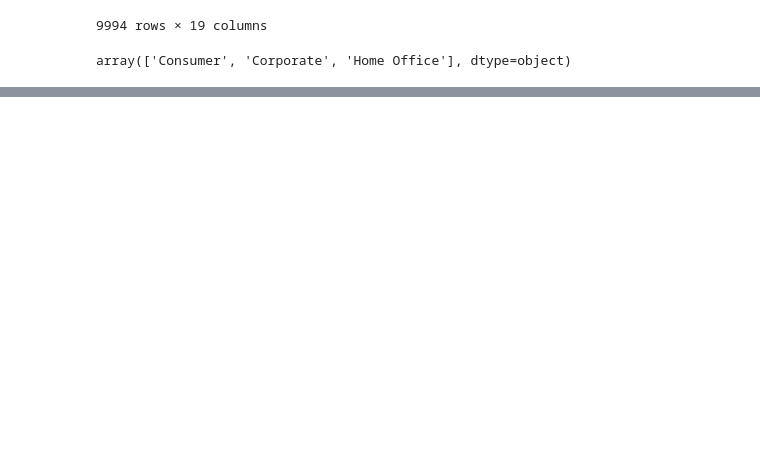
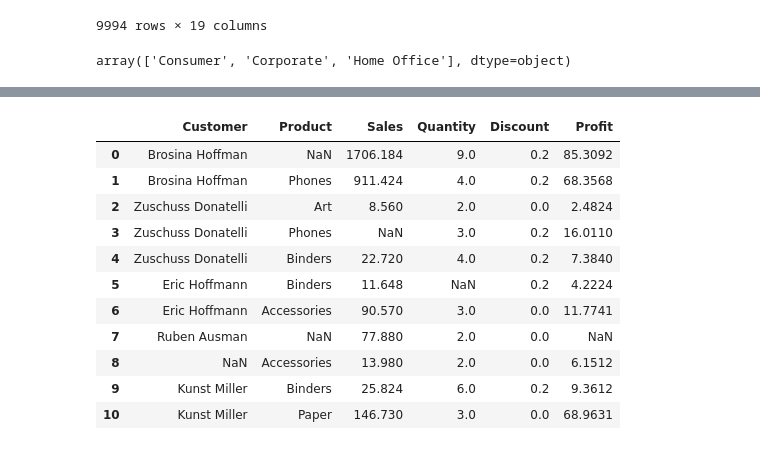
Before and after one commit to AnthonyB955/Python-DS-ML-VS, a Jupyter notebook: pandas/Superstore.ipynb, the cells around one changed output, grey strips where cells are left out. Drawn from its saved outputs; the diff is of its cells as text; code cells hidden in the pictures; blank space fills up the shorter version.

```diff
--- a/pandas/Superstore.ipynb
+++ b/pandas/Superstore.ipynb
@@ -113,0 +327,16 @@ array(['Consumer', 'Corporate', 'Home Office'], dtype=object)
+# %%
+df_store = pd.read_excel("superstore.xls" , sheet_name="Missing" )
+df_store
+# %% [output]
+|  | Customer | Product | Sales | Quantity | Discount | Profit |
+| 0 | Brosina Hoffman | NaN | 1706.184 | 9.0 | 0.2 | 85.3092 |
+| 1 | Brosina Hoffman | Phones | 911.424 | 4.0 | 0.2 | 68.3568 |
+| 2 | Zuschuss Donatelli | Art | 8.560 | 2.0 | 0.0 | 2.4824 |
+| 3 | Zuschuss Donatelli | Phones | NaN | 3.0 | 0.2 | 16.0110 |
+| 4 | Zuschuss Donatelli | Binders | 22.720 | 4.0 | 0.2 | 7.3840 |
+| 5 | Eric Hoffmann | Binders | 11.648 | NaN | 0.2 | 4.2224 |
+| 6 | Eric Hoffmann | Accessories | 90.570 | 3.0 | 0.0 | 11.7741 |
+| 7 | Ruben Ausman | NaN | 77.880 | 2.0 | 0.0 | NaN |
+| 8 | NaN | Accessories | 13.980 | 2.0 | 0.0 | 6.1512 |
+| 9 | Kunst Miller | Binders | 25.824 | 6.0 | 0.2 | 9.3612 |
+| 10 | Kunst Miller | Paper | 146.730 | 3.0 | 0.0 | 68.9631 |
```
Also changed, not shown: parts of 36 cells of this notebook.
